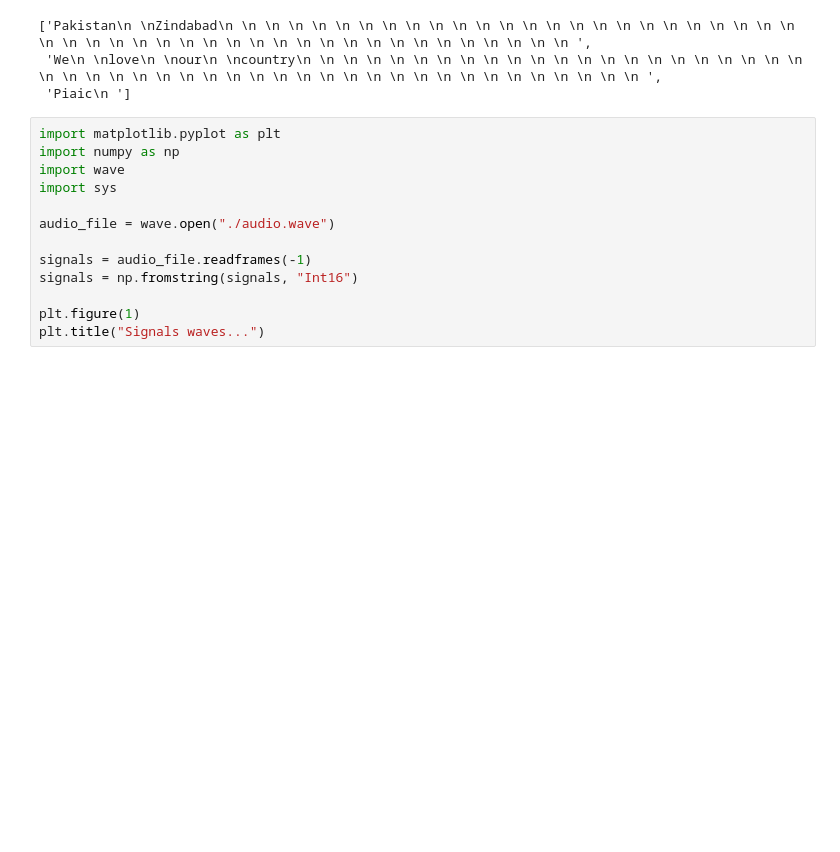
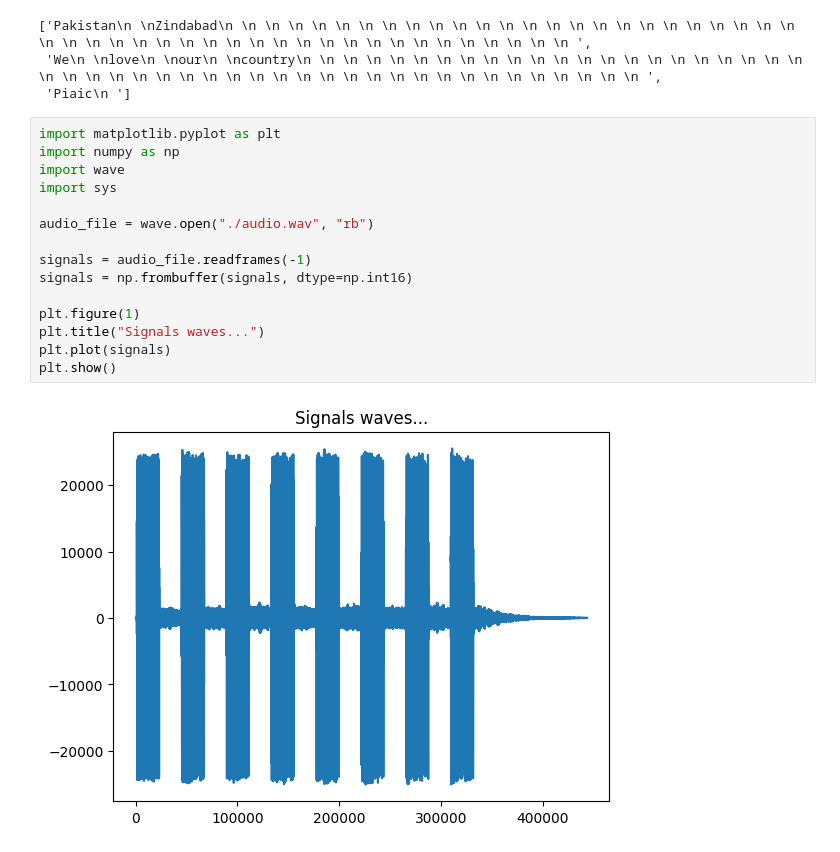
Before and after one commit to Taimoor-Kamran/Modren_Python, a Jupyter notebook: Class_12(Error_and_file_handling)/Class_12.ipynb, the cells around one changed output. Drawn from its saved outputs; the diff is of its cells as text; blank space fills up the shorter version.

```diff
--- a/Class_12(Error_and_file_handling)/Class_12.ipynb
+++ b/Class_12(Error_and_file_handling)/Class_12.ipynb
@@ -421,13 +421,17 @@ pages
 # %%
 import matplotlib.pyplot as plt
 import numpy as np
 import wave
 import sys
 
-audio_file = wave.open("./audio.wave")
+audio_file = wave.open("./audio.wav", "rb")
 
 signals = audio_file.readframes(-1)
-signals = np.fromstring(signals, "Int16")
+signals = np.frombuffer(signals, dtype=np.int16)
 
 plt.figure(1)
 plt.title("Signals waves...")
+plt.plot(signals)
+plt.show()
+# %% [output]
+[figure, added]
```
Also changed, not shown: 1 other file.
